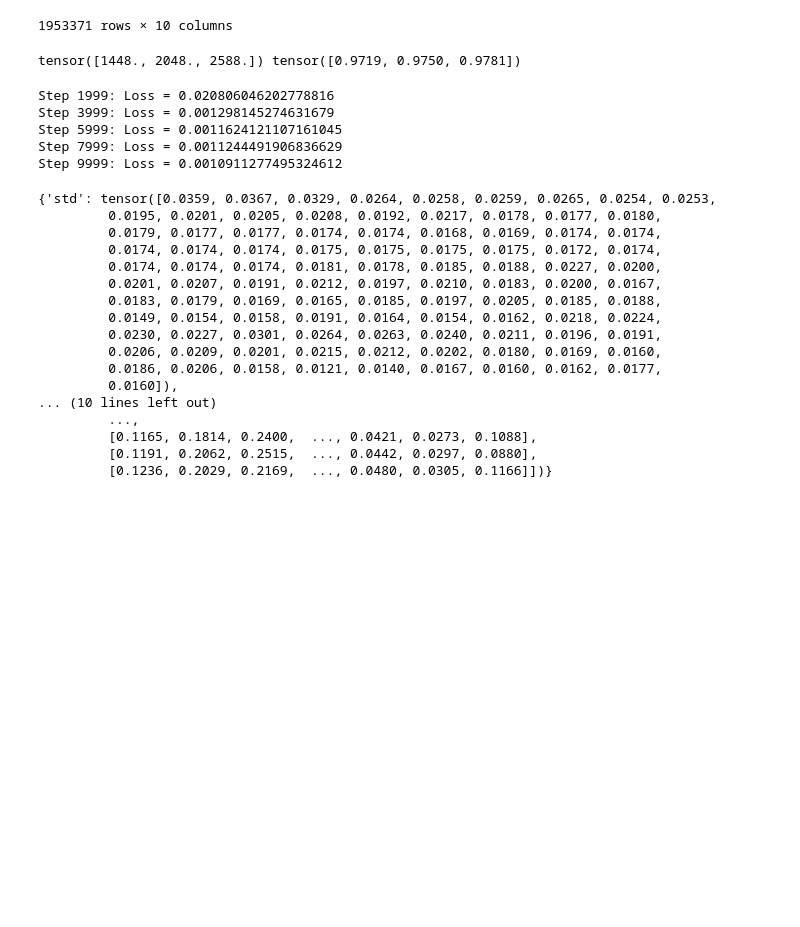
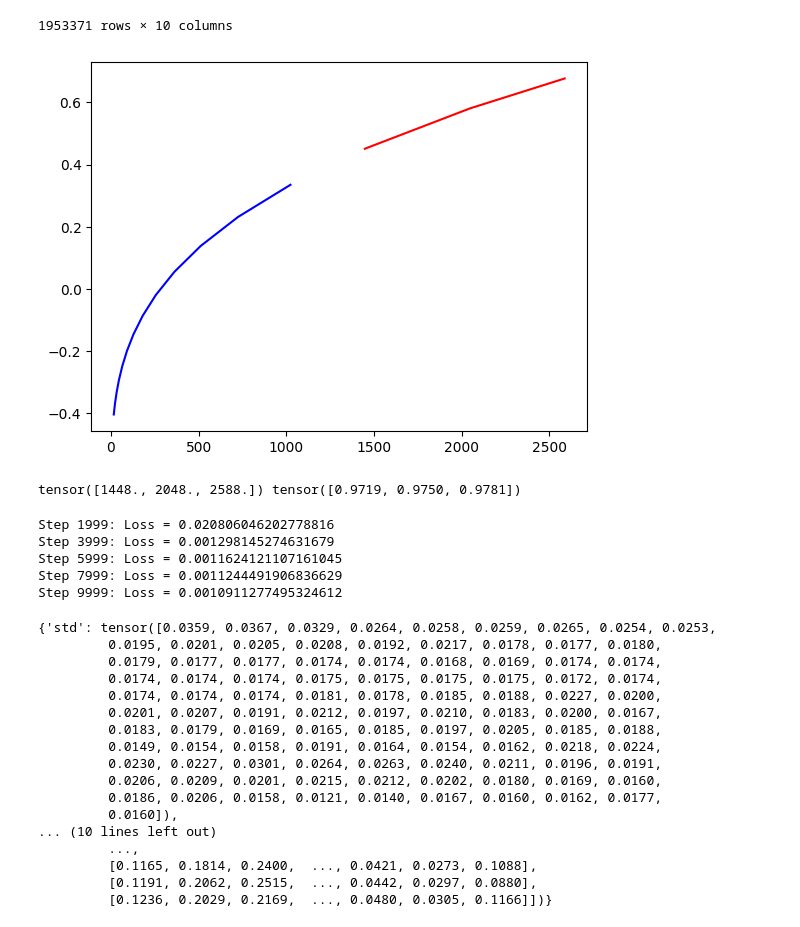
Before and after one commit to knyazer/learning-curves, a Jupyter notebook: dohman.ipynb, the cells around one changed output. Saved outputs shown, nothing was run; the diff lists cells and outputs as text; code cells hidden in the pictures; blank space fills up the shorter version.

```diff
--- a/dohman.ipynb
+++ b/dohman.ipynb
@@ -147,3 +147,5 @@ def model(ts, ys=None):
     prediction = combined_single(ts, weights, theta)
     with pyro.plate("data", ts.shape[0]):
         pyro.sample("obs", dist.Normal(prediction, std), obs=ys)
+
+    return (weights, theta, std)
@@ -150,3 +154,13 @@ def model(ts, ys=None):
+# %%
+for i in range(1):
+    w, th, std = model(x_train, y_train)
+    fitted = combined_single(x_train, w, th)
+    pred = combined_single(x_test, w, th)
+    alpha = 1
+    plt.plot(x_train, fitted, 'b', alpha=alpha)
+    plt.plot(x_test, pred, 'r', alpha=alpha)
+# %% [output]
+[figure, added]
 # %%
 import lcdb
 curve = lcdb.get_curve(3, "sklearn.linear_model.LogisticRegression")
```
Also changed, not shown: parts of 2 cells of this notebook.
